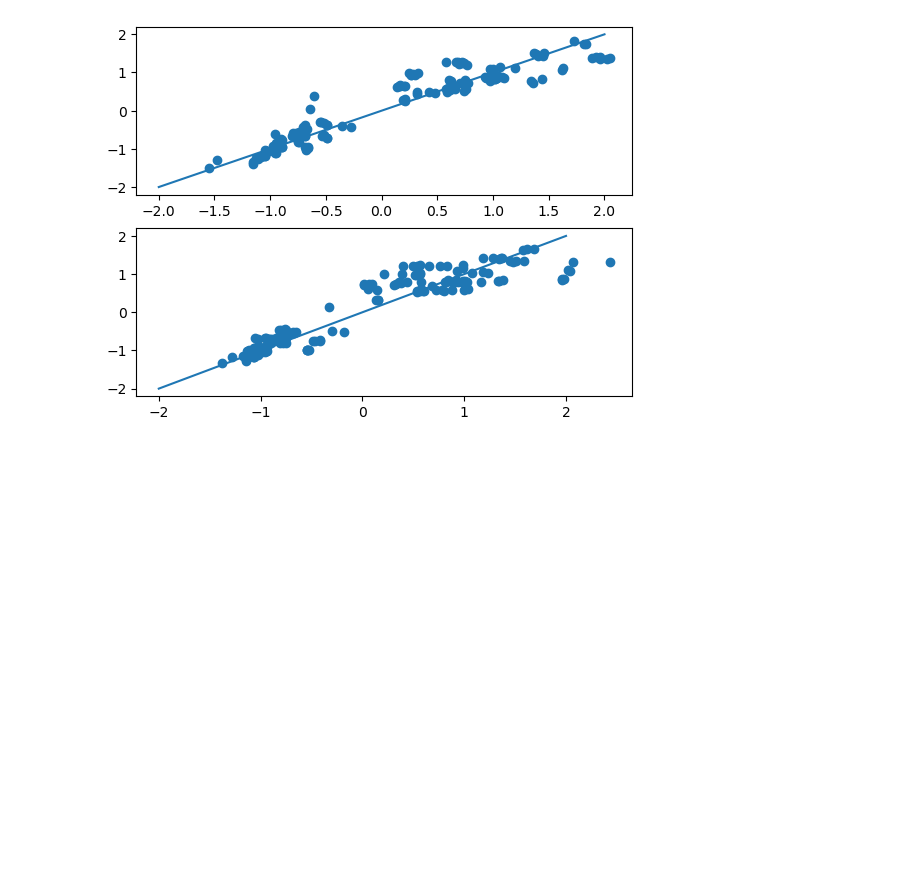
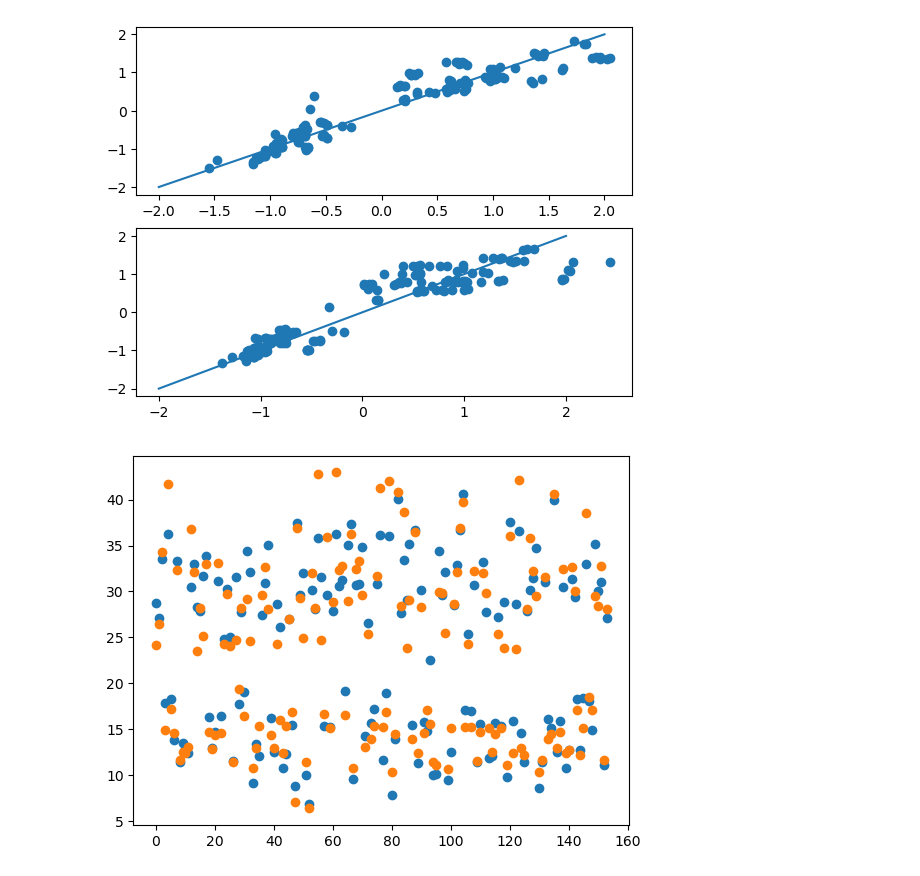
Before and after one commit to AmauryMaros/Energy_efficiency_modelisation, a Jupyter notebook: energy_efficiency.ipynb, the cells around one changed output. Saved outputs shown, nothing was run; the diff lists cells and outputs as text; code cells hidden in the pictures; blank space fills up the shorter version.

Commit message:
visualization reality/prediction

```diff
--- a/energy_efficiency.ipynb
+++ b/energy_efficiency.ipynb
@@ -340,3 +340,13 @@ plt.scatter(cooling, cooling_pred)
 plt.plot([-2,2],[-2,2]);
 # %% [output]
 [figure]
+# %%
+y_pred_inverse = target_scaler.inverse_transform(y_pred_lr)
+
+heating_inverse = [i[0] for i in y_pred_inverse]
+cooling_inverse = [i[1] for i in y_pred_inverse]
+# %%
+plt.scatter(range(len(heating_inverse)), heating_inverse)
+plt.scatter(range(len(y_test['Heating_Load'])), y_test['Heating_Load']);
+# %% [output]
+[figure, added]
```
Also changed, not shown: parts of 1 cell of this notebook.
